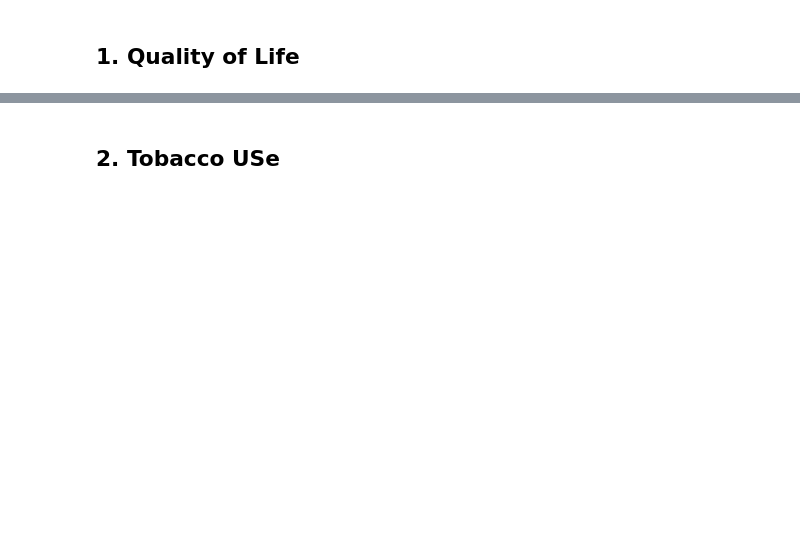
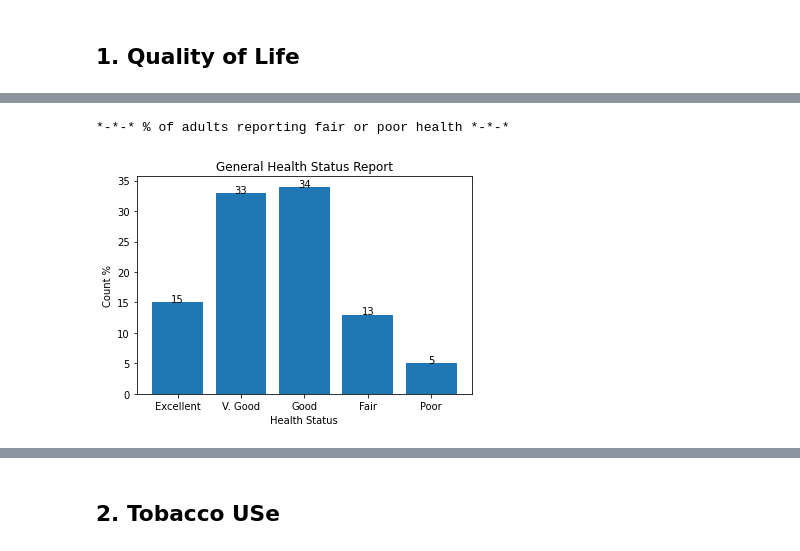
Before and after one commit to iam-neelesh8/BRFSS_Analysis, a Jupyter notebook: notebooks/BRFSS_EDA.ipynb, the cells around one changed output, grey strips where cells are left out. Cells and saved outputs as stored; diff of their text form; code cells hidden in the pictures; blank space fills up the shorter version.

Commit message:
Add files via upload
plot graphs for all indicators with normal, age, and race filters

```diff
--- a/notebooks/BRFSS_EDA.ipynb
+++ b/notebooks/BRFSS_EDA.ipynb
@@ -125,7 +126,7 @@ Name: iyear, dtype: int64
 ## - Column selection based on indicators
 # %%
 # Selecting the columns based on the above indicators
-df_IN_Health = df_IN.filter(regex='smoke|_smoker3|genhlth|menthlth|poorhlth|physhlth|age|drug|alcohol|Alcohal|idate|imonth|iday|iyear|exerany2|x.rfbing5|x.rfbmi5|drnk3ge5|x.imprace|cadult1|ladult1|x.racegr3|x.race')
+df_IN_Health = df_IN.filter(regex='smoke|_smoker3|genhlth|menthlth|poorhlth|physhlth|age|drug|alcohol|Alcohal|idate|imonth|iday|iyear|exerany2|x.rfbing5|x.rfbmi5|drnk3ge5|x.imprace|cadult1|ladult1|x.racegr3|x.race|x.ageg5yr|htm4|wtkg3')
 
 print('Total Records:', df_IN_Health.shape[0])
 print('Total Columns:', df_IN_Health.shape[1])
@@ -138,0 +161,13 @@ Total Columns: 27
+# %%
+# race filter processing
+
+# create bins for age groups
+bins = [0, 1, 2, 7, 8, 9]
+
+# create labels for age groups
+labels = ['white', 'black', 'other', 'hispanic', 'NA']
+
+# create a new column with age groups
+df_IN_Health['race_grp'] = pd.cut(df_IN_Health['x.race'], bins=bins, labels=labels)
+
+print(df_IN_Health['race_grp'].value_counts())
@@ -213,0 +190,42 @@ plt.show()
+# %%
+print('*-*-* % of adults reporting fair or poor health *-*-*\n')
+
+# calculate the % values for that gr
+genhlth_dict = dict(round(df_IN_Health['genhlth'].value_counts()/len(df_IN_Health)*100))
+genhlth_key = {1.0 :'Excellent', 2.0:'V. Good', 3.0:'Good', 4.0:'Fair', 5.0:'Poor', 7.0:'Notsure', 9.0:'Refused'}
+
+try:
+    genhlth_dict.pop(7.0)
+    genhlth_dict.pop(9.0) # remove not answered values (9 label)
+except KeyError: # key is not present in the dictionary
+    pass
+
+# rename the keys to actual label (1->excellent)
+new_dict = {}
+for ix in genhlth_dict:
+    new_dict[genhlth_key[ix]] = genhlth_dict[ix]
+# print('\nUpdated dict:', new_dict)
+
+# keep order of graph fixed
+new_dict = OrderedDict([('Excellent', new_dict['Excellent']), ('V. Good', new_dict['V. Good']), ('Good', new_dict['Good']), ('Fair', new_dict['Fair']), ('Poor', new_dict['Poor'])])
+
+names = list(new_dict.keys())
+values = list(new_dict.values())
+
+plt.bar(names, values)
+
+# add count label and title
+for ix in range(len(names)):
+    v = int(values[ix])
+    plt.text(ix, v, str(v), ha='center', fontsize=10)
+
+# Set the labels and title
+plt.xlabel('Health Status')
+plt.ylabel('Count %')
+plt.title('General Health Status Report')
+
+# Show the plots
+plt.show()
+# %% [output]
+*-*-* % of adults reporting fair or poor health *-*-*
+[figure, added]
```
Also changed, not shown: parts of 61 cells of this notebook.
